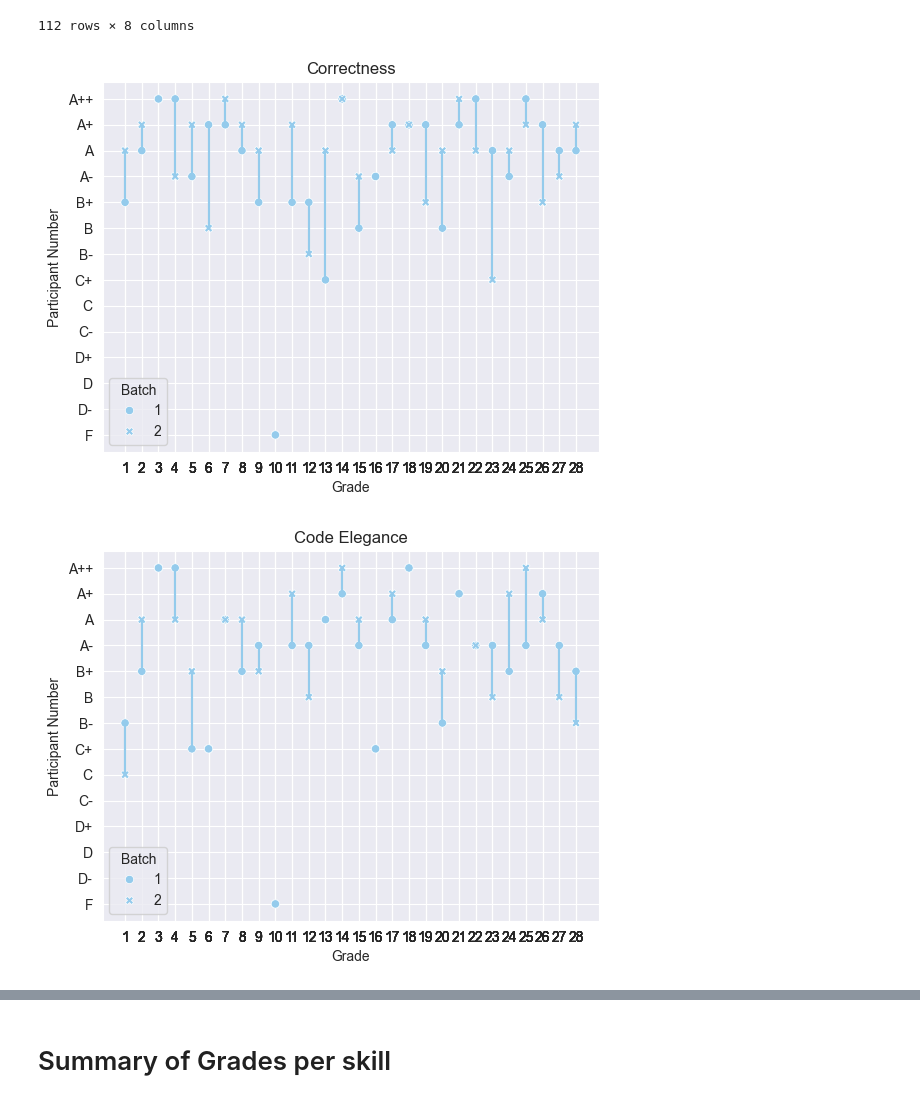
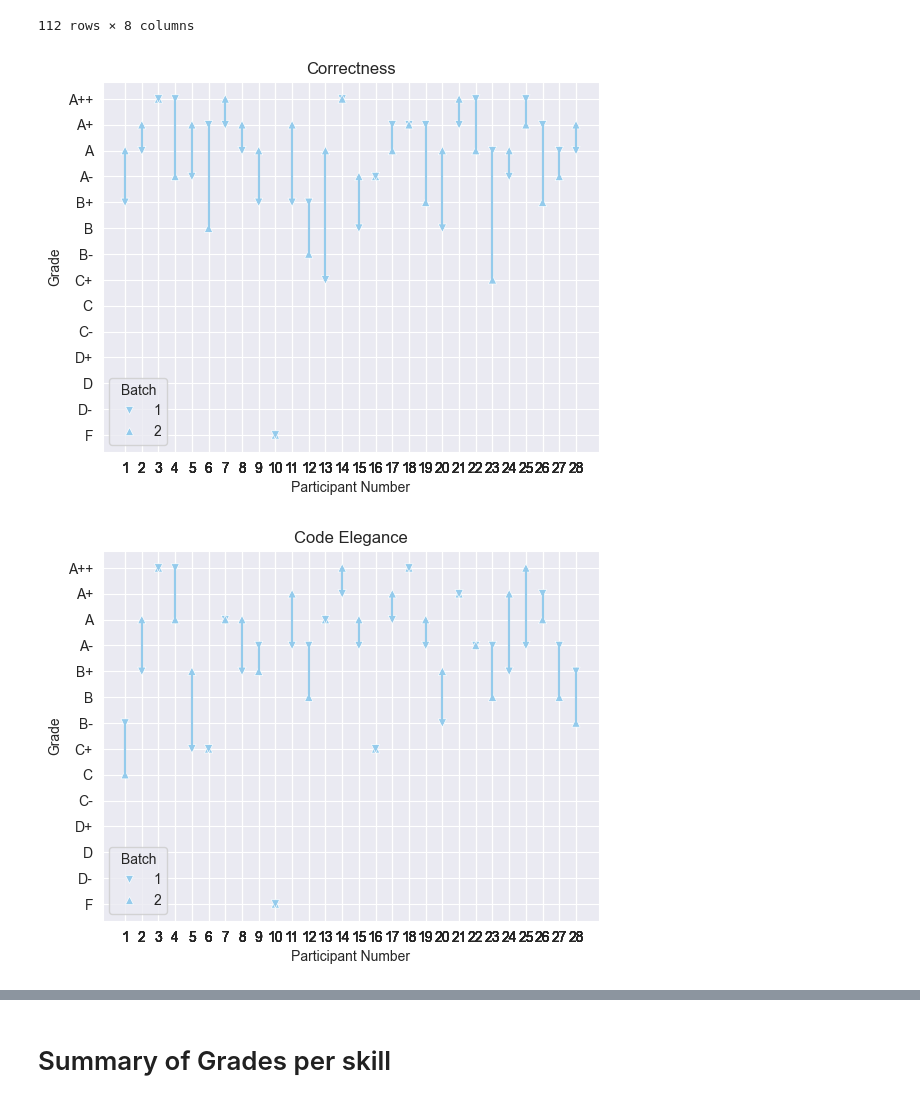
Before and after one commit to m-messer/Consistency_In_Grading_Analysis, a Jupyter notebook: grades_analysis.ipynb, the cells around one changed output, grey strips where cells are left out. Saved outputs shown, nothing was run; the diff lists cells and outputs as text; code cells hidden in the pictures.

Commit message:
PHD-359 Finished intra-rater plots

```diff
--- a/grades_analysis.ipynb
+++ b/grades_analysis.ipynb
@@ -293,24 +293,24 @@ pivot
 | 111 | 559.0 | Readability | 8 | A+ | A | 1 | 2 | -1 |
 112 rows × 8 columns
 # %%
-dist_plt = sns.scatterplot(intra_rater_df[intra_rater_df['skill'] == 'Correctness'], x='participant_id', y='grade', style='batch', color=blue)
+dist_plt = sns.scatterplot(intra_rater_df[intra_rater_df['skill'] == 'Correctness'], x='participant_id', y='grade', style='batch', color=blue, markers=['v', '^'])
 
 for index, row in intra_rater_df[intra_rater_df['skill'] == 'Correctness'].iterrows():
     participant_id = row['participant_id']
     grade_1_code = intra_rater_df[(intra_rater_df['skill'] == 'Correctness') & (intra_rater_df['participant_id'] == participant_id) & (intra_rater_df['batch'] == 1)]['grade_code']
 
     grade_2_code = intra_rater_df[(intra_rater_df['skill'] == 'Correctness') & (intra_rater_df['participant_id'] == participant_id) & (intra_rater_df['batch'] == 2)]['grade_code']
 
     line = dist_plt.plot([participant_id, participant_id], [grade_1_code, grade_2_code])
     plt.setp(line, color=blue)
 
-dist_plt.set(xlabel='Grade', ylabel='Participant Number', title='Correctness', xticks=intra_rater_df['participant_id'])
+dist_plt.set(ylabel='Grade', xlabel='Participant Number', title='Correctness', xticks=intra_rater_df['participant_id'])
 dist_plt.legend(title='Batch')
 dist_plt.get_figure().savefig('plots/correctness_distance.pdf', bbox_inches='tight')
 # %% [output]
-[figure, old version]
+[figure, new version]
 # %%
-dist_plt = sns.scatterplot(intra_rater_df[intra_rater_df['skill'] == 'Code Elegance'], x='participant_id', y='grade', style='batch', color=blue)
+dist_plt = sns.scatterplot(intra_rater_df[intra_rater_df['skill'] == 'Code Elegance'], x='participant_id', y='grade', style='batch', color=blue, markers=['v', '^'])
 
 for index, row in intra_rater_df[intra_rater_df['skill'] == 'Code Elegance'].iterrows():
     participant_id = row['participant_id']
@@ -321,9 +321,9 @@ for index, row in intra_rater_df[intra_rater_df['skill'] == 'Code Elegance'].ite
     line = dist_plt.plot([participant_id, participant_id], [grade_1_code, grade_2_code])
     plt.setp(line, color=blue)
 
-dist_plt.set(xlabel='Grade', ylabel='Participant Number', title='Code Elegance', xticks=intra_rater_df['participant_id'])
+dist_plt.set(ylabel='Grade', xlabel='Participant Number', title='Code Elegance', xticks=intra_rater_df['participant_id'])
 dist_plt.legend(title='Batch')
 dist_plt.get_figure().savefig('plots/code_elegance_distance.pdf', bbox_inches='tight')
 # %% [output]
-[figure, old version]
+[figure, new version]
 # %%
```
Also changed, not shown: parts of 2 cells of this notebook.
